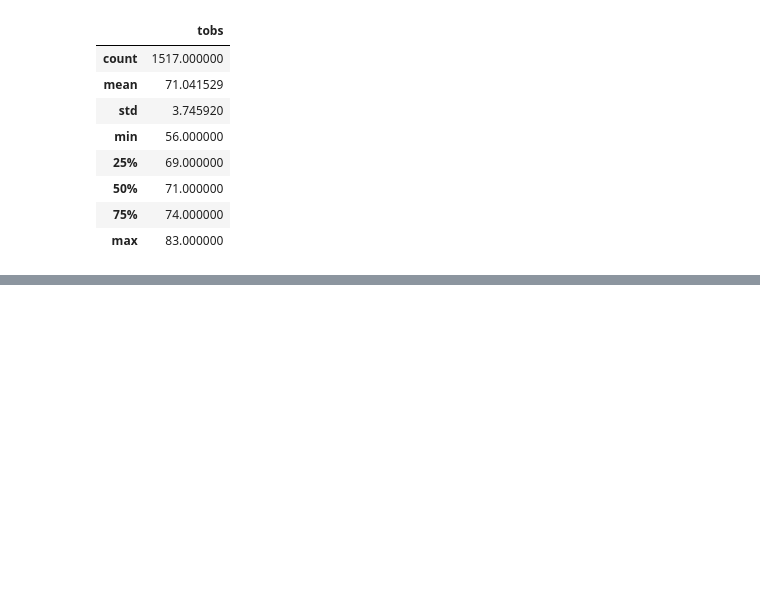
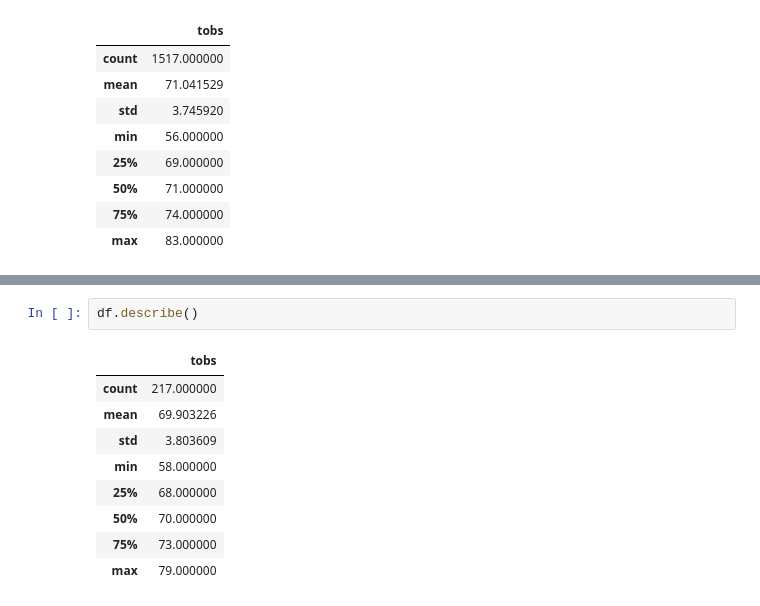
Before and after one commit to JohnWLandeen/surfs_up_sqlite, a Jupyter notebook: SurfsUp_Challenge.ipynb, the cells around one changed output, grey strips where cells are left out. Drawn from its saved outputs; the diff is of its cells as text; blank space fills up the shorter version.

```diff
--- a/SurfsUp_Challenge.ipynb
+++ b/SurfsUp_Challenge.ipynb
@@ -144,0 +200,12 @@ df.describe()
+# %%
+df.describe()
+# %% [output]
+|  | tobs |
+| count | 217.000000 |
+| mean | 69.903226 |
+| std | 3.803609 |
+| min | 58.000000 |
+| 25% | 68.000000 |
+| 50% | 70.000000 |
+| 75% | 73.000000 |
+| max | 79.000000 |
```
Also changed, not shown: parts of 6 cells of this notebook.
